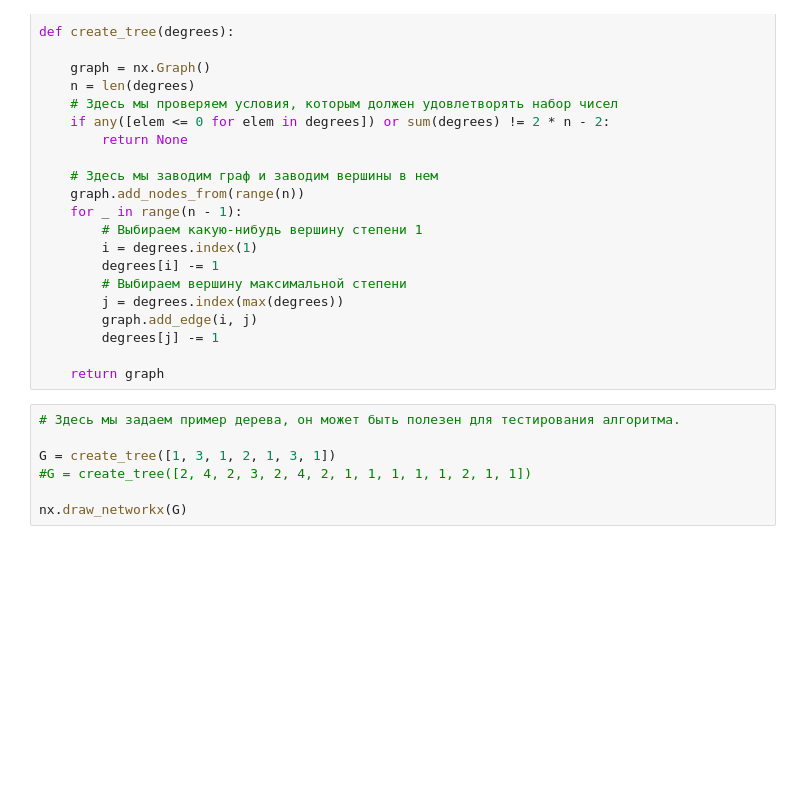
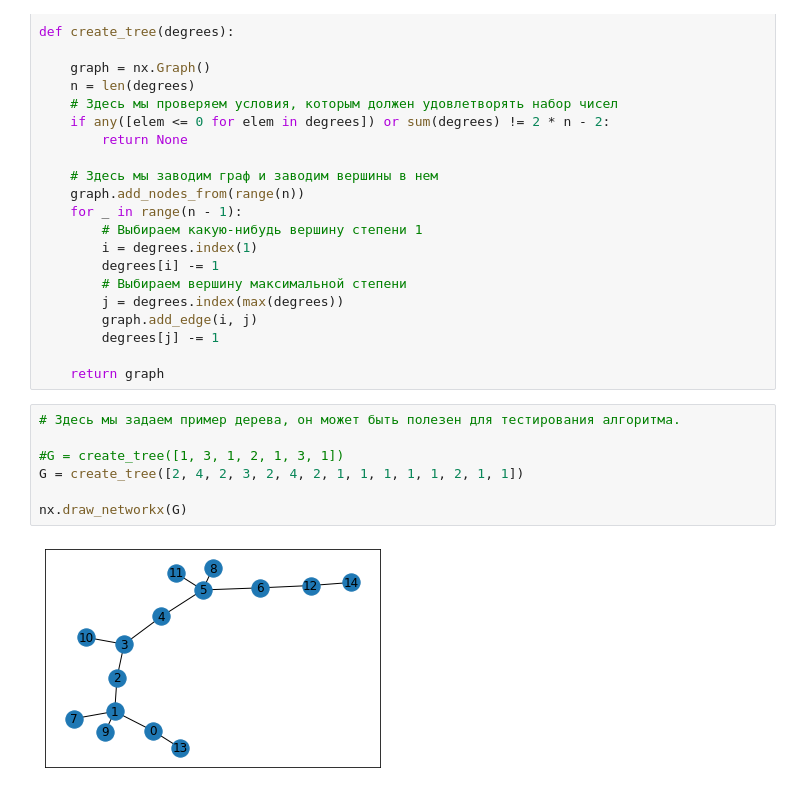
Before and after one commit to root-epifit/Graphs, a Jupyter notebook: HW1/hw1.ipynb, the cells around one changed output. Cells and saved outputs as stored; diff of their text form; blank space fills up the shorter version.

```diff
--- a/HW1/hw1.ipynb
+++ b/HW1/hw1.ipynb
@@ -154,10 +171,12 @@ def create_tree(degrees):
 # %%
 # Здесь мы задаем пример дерева, он может быть полезен для тестирования алгоритма.
 
-G = create_tree([1, 3, 1, 2, 1, 3, 1])
-#G = create_tree([2, 4, 2, 3, 2, 4, 2, 1, 1, 1, 1, 1, 2, 1, 1])
+#G = create_tree([1, 3, 1, 2, 1, 3, 1])
+G = create_tree([2, 4, 2, 3, 2, 4, 2, 1, 1, 1, 1, 1, 2, 1, 1])
 
 nx.draw_networkx(G)
+# %% [output]
+[figure, added]
 # %%
 # Здесь собраны полезные команды, чтобы их не нужно было искать
 
```
Also changed, not shown: parts of 5 cells of this notebook.
